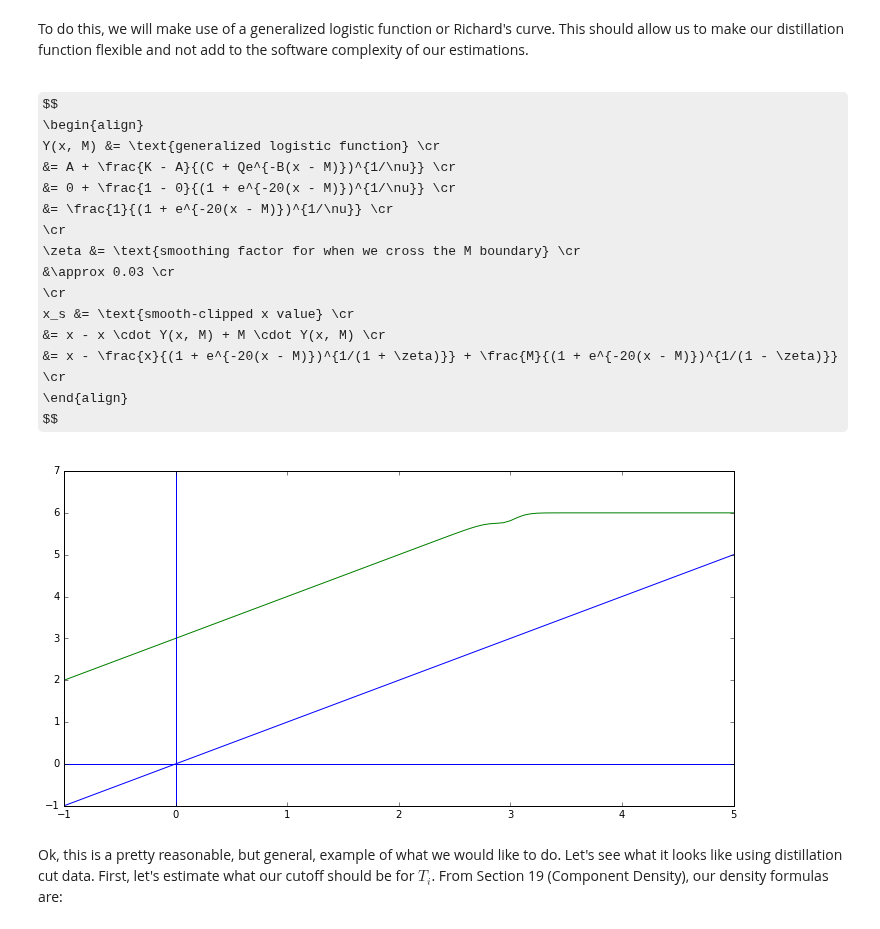
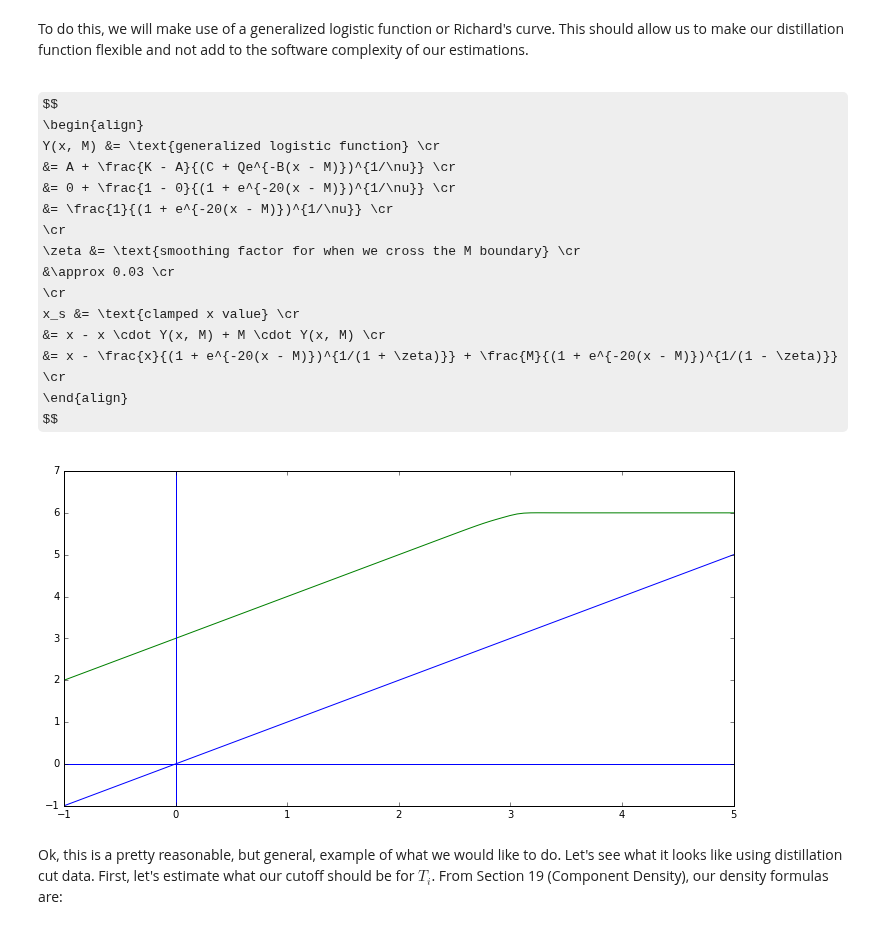
Before and after one commit to NOAA-ORR-ERD/OilLibrary, a Jupyter notebook: documentation/notebooks/Oil_Properties_Estimation.ipynb, the cells around one changed output. Drawn from its saved outputs; the diff is of its cells as text; code cells hidden in the pictures; some formulas as TeX source.

```diff
--- a/documentation/notebooks/Oil_Properties_Estimation.ipynb
+++ b/documentation/notebooks/Oil_Properties_Estimation.ipynb
@@ -1917,13 +1956,13 @@ Y(x, M) &= \text{generalized logistic function} \cr
 \zeta &= \text{smoothing factor for when we cross the M boundary} \cr
 &\approx 0.03 \cr
 \cr
-x_s &= \text{smooth-clipped x value} \cr
+x_s &= \text{clamped x value} \cr
 &= x - x \cdot Y(x, M) + M \cdot Y(x, M) \cr
 &= x - \frac{x}{(1 + e^{-20(x - M)})^{1/(1 + \zeta)}} + \frac{M}{(1 + e^{-20(x - M)})^{1/(1 - \zeta)}} \cr
 \end{align}
 $$
 # %%
-def smooth_clip(x, M, zeta=0.03):
+def clamp(x, M, zeta=0.03):
     '''
         The parameters nu, and B have been tweaked a bit to show a smooth
         Transition as we cross the M boundary.
@@ -1933,30 +1972,30 @@ def smooth_clip(x, M, zeta=0.03):
             (M / (1.0 + np.e ** (-15 * (x - M))) ** (1.0 / (1 - zeta)) ))
 
 def linear_curve(x, a, b, M, zeta=0.09):
-    x_c = smooth_clip(x, M, zeta)
+    x_c = clamp(x, M, zeta)
 
     return (a * x_c + b)
 # %%
 plt.figure(figsize=(12, 6))  # make the drawing area a bit bigger
 
 ax1 = plt.subplot(111)
 
 x = np.linspace(-1.0, 5.0, 100)
 
 # let's plot the function (x + 3), limited at 3
 # this should give us a zero crossing of y=3.0,
 # and an upper limit of y=6.0
-y = linear_curve(x, 1.0, 3.0, 3.0, 0.09)
+y = linear_curve(x, 1.0, 3.0, 3.0, 0.03)
 
 ax1.plot(x, x, linewidth=1)
 ax1.plot(x, y, linewidth=1)
 
 plt.axhline(0)
 plt.axvline(0)
 
 show()
 # %% [output]
-[figure, old version]
+[figure, new version]
 # %% [markdown]
 Ok, this is a pretty reasonable, but general, example of what we would like to do.  Let's see what it looks like using distillation cut data.  First, let's estimate what our cutoff should be for $T_i$.  From Section 19 (Component Density), our density formulas are:
 # %% [markdown]
```
Also changed, not shown: parts of 8 cells of this notebook, 1 other file.
